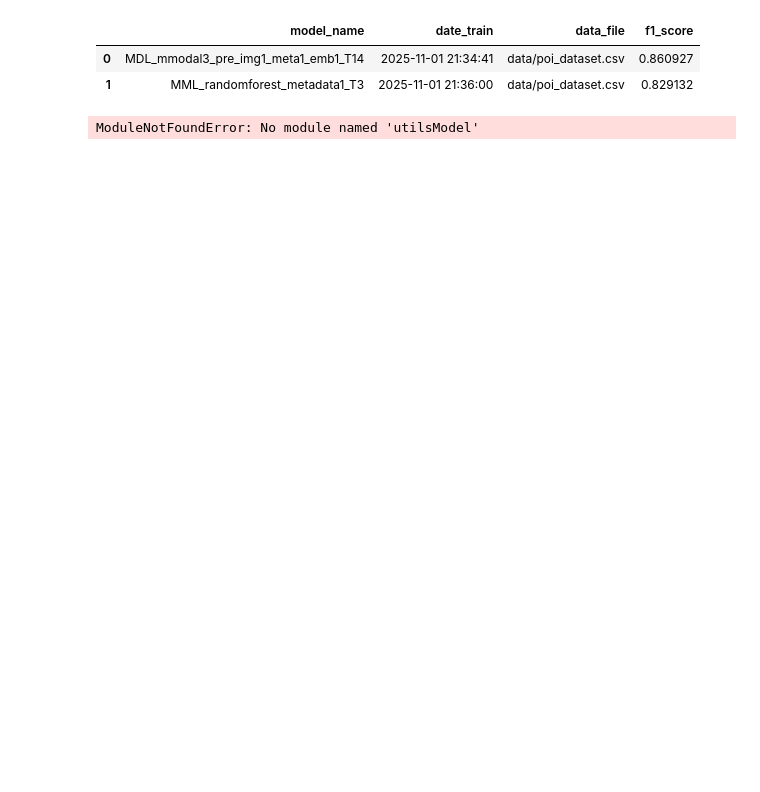
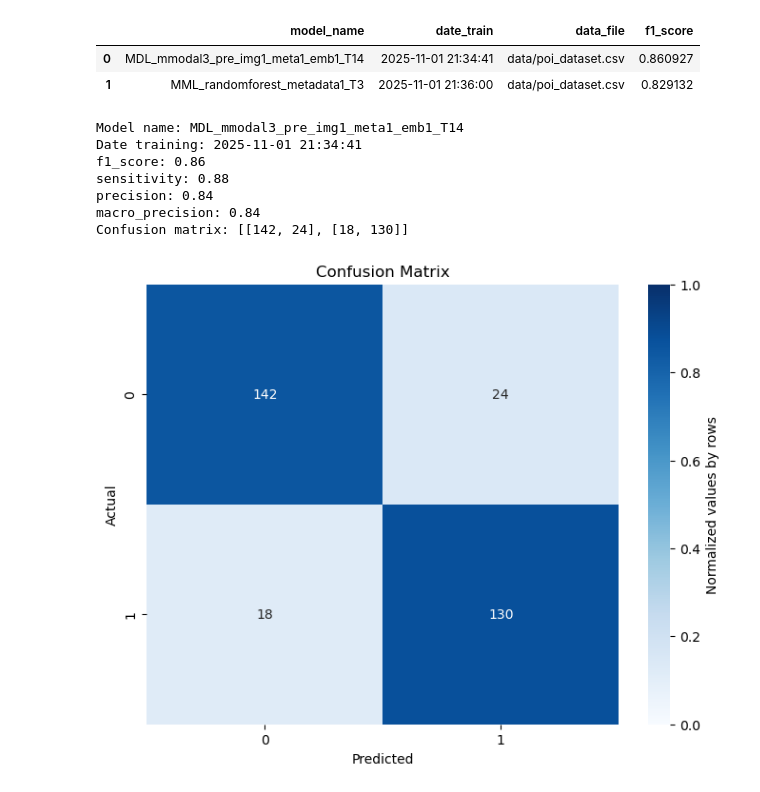
Before and after one commit to mapardo-lab/exerciseDLKeepcoding, a Jupyter notebook: notebooks/checkModels.ipynb, the cells around one changed output. Saved outputs shown, nothing was run; the diff lists cells and outputs as text; code cells hidden in the pictures; blank space fills up the shorter version.

Commit message:
Add trained models

```diff
--- a/notebooks/checkModels.ipynb
+++ b/notebooks/checkModels.ipynb
@@ -17,10 +17,17 @@ models_trained.summary('f1_score')
 # %%
 import numpy as np
 from utilsModel import TrainModels
 
 models_trained = TrainModels()
 
-model_name = "MDL_fcnn_shallow_metadata1_T10"
+model_name = "MDL_mmodal3_pre_img1_meta1_emb1_T14"
 models_trained.info_model(model_name)
 # %% [output]
-ModuleNotFoundError: No module named 'utilsModel'
+Model name: MDL_mmodal3_pre_img1_meta1_emb1_T14
+Date training: 2025-11-01 21:34:41
+f1_score: 0.86
+sensitivity: 0.88
+precision: 0.84
+macro_precision: 0.84
+Confusion matrix: [[142, 24], [18, 130]]
+[figure, added]
```
Also changed, not shown: parts of 1 cell of this notebook, 7 other files.
